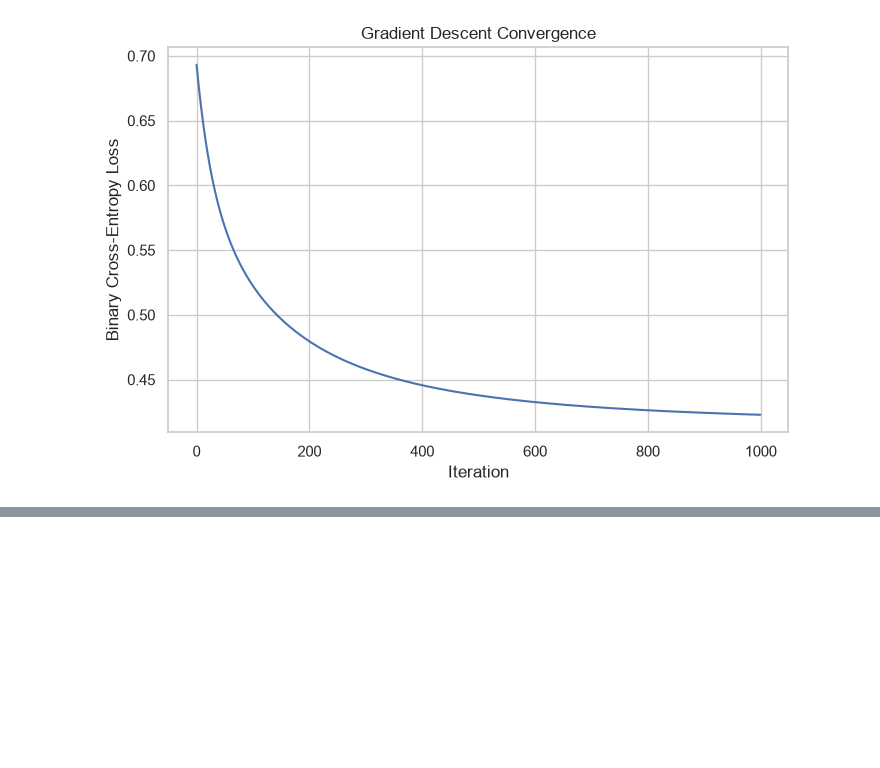
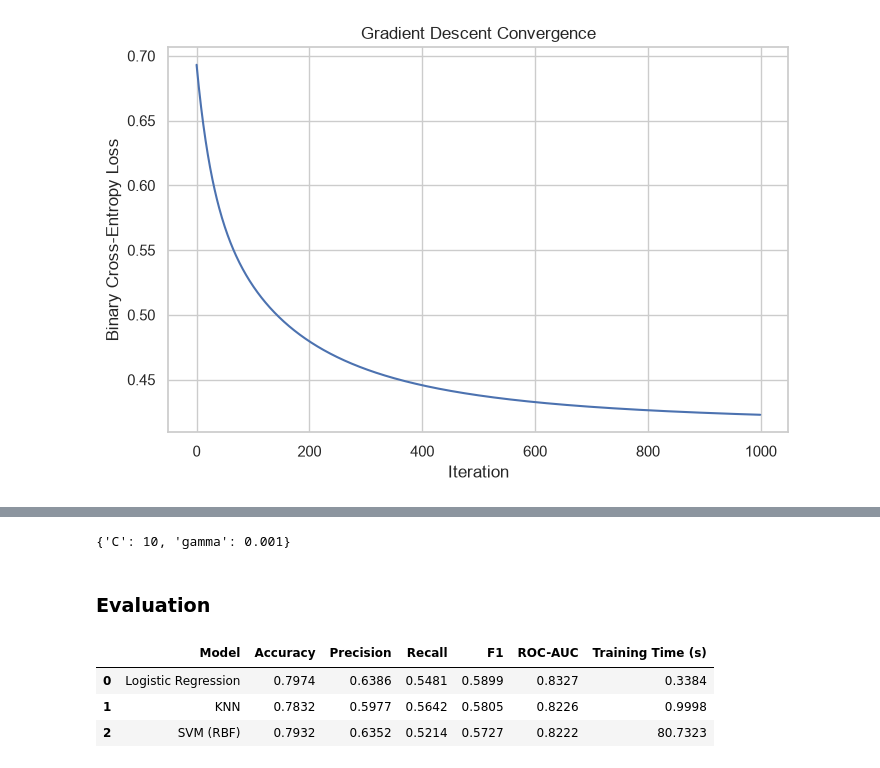
Before and after one commit to ZahinAwosaf/telco-churn-classification, a Jupyter notebook: telco_customer_churn.ipynb, the cells around one changed output, grey strips where cells are left out. Drawn from its saved outputs; the diff is of its cells as text; code cells hidden in the pictures; blank space fills up the shorter version.

```diff
--- a/telco_customer_churn.ipynb
+++ b/telco_customer_churn.ipynb
@@ -285,0 +448,73 @@ plt.show()
+# %%
+svm_model = svm_grid.best_estimator_
+print(svm_grid.best_params_)
+# %% [output]
+{'C': 10, 'gamma': 0.001}
+# %% [markdown]
+### Evaluation
+# %%
+def evaluate_model(model, X_test, y_test):
+
+    y_pred = model.predict(X_test)
+    y_prob = model.predict_proba(X_test)[:, 1]
+
+    return {
+        "Accuracy": accuracy_score(y_test, y_pred),
+        "Precision": precision_score(y_test, y_pred),
+        "Recall": recall_score(y_test, y_pred),
+        "F1": f1_score(y_test, y_pred),
+        "ROC-AUC": roc_auc_score(y_test, y_prob)
+    }
+# %%
+lr_results = evaluate_model(lr_model, X_test_processed, y_test)
+knn_results = evaluate_model(knn_model, X_test_processed, y_test)
+svm_results = evaluate_model(svm_model, X_test_processed, y_test)
+# %%
+comparison = pd.DataFrame({
+
+    "Model": ["Logistic Regression", "KNN", "SVM (RBF)"],
+
+    "Accuracy": [
+        lr_results["Accuracy"],
+        knn_results["Accuracy"],
+        svm_results["Accuracy"]
+    ],
+
+    "Precision": [
+        lr_results["Precision"],
+        knn_results["Precision"],
+        svm_results["Precision"]
+    ],
+
+    "Recall": [
+        lr_results["Recall"],
+        knn_results["Recall"],
+        svm_results["Recall"]
+    ],
+
+    "F1": [
+        lr_results["F1"],
+        knn_results["F1"],
+        svm_results["F1"]
+    ],
+
+    "ROC-AUC": [
+        lr_results["ROC-AUC"],
+        knn_results["ROC-AUC"],
+        svm_results["ROC-AUC"]
+    ],
+
+    "Training Time (s)": [
+        lr_train_time,
+        knn_train_time,
+        svm_train_time
+    ]
+
+})
+
+comparison.round(4)
+# %% [output]
+|  | Model | Accuracy | Precision | Recall | F1 | ROC-AUC | Training Time (s) |
+| 0 | Logistic Regression | 0.7974 | 0.6386 | 0.5481 | 0.5899 | 0.8327 | 0.3384 |
+| 1 | KNN | 0.7832 | 0.5977 | 0.5642 | 0.5805 | 0.8226 | 0.9998 |
+| 2 | SVM (RBF) | 0.7932 | 0.6352 | 0.5214 | 0.5727 | 0.8222 | 80.7323 |
```
Also changed, not shown: parts of 24 cells of this notebook.
